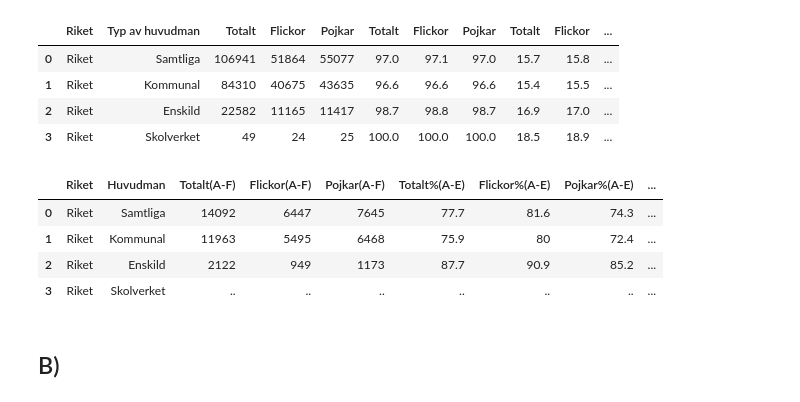
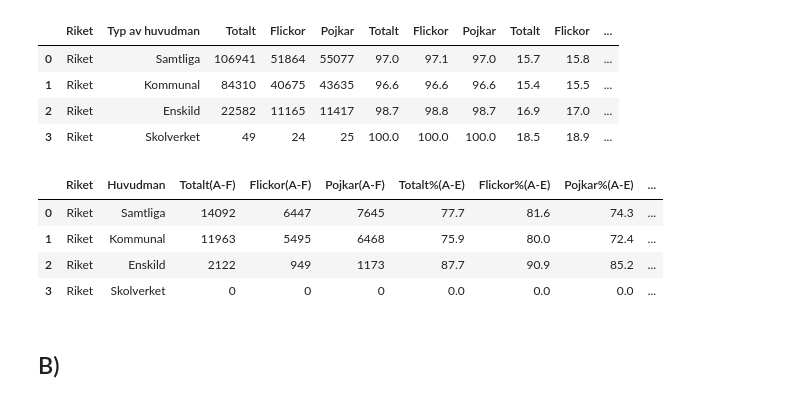
Before and after one commit to MiltonOberg/Python-Milton--sterberg-OPA23, a Jupyter notebook: Laboration2/Labb2.ipynb, the cells around one changed output. Saved outputs shown, nothing was run; the diff lists cells and outputs as text; code cells hidden in the pictures.

```diff
--- a/Laboration2/Labb2.ipynb
+++ b/Laboration2/Labb2.ipynb
@@ -34,36 +33,40 @@ labels= [
     "(A-F)",
     "(A-F)",
     "(A-F)",
     "%(A-E)",
     "%(A-E)",
     "%(A-E)",
     "(Poäng)",
     "(Poäng)",
     "(Poäng)"
 ]
 columns_copy= []
 
 for subject in dfs:
 
+    for column in dfs[subject].columns:
+        dfs[subject][column] = dfs[subject][column].replace("..", 0)
+
+
     dfs[subject].columns= dfs[subject].columns.str.replace(" "[0:], "")
     dfs[subject]= dfs[subject].rename(columns= {"Typavhuvudman": "Huvudman"})
     columns_copy= dfs[subject].columns.tolist()
     columns_copy= [f"{col}{label}" for col, label in zip(dfs[subject].columns, labels)]
 
     dfs[subject].columns= columns_copy
 
 df_country_english= dfs["English"]
 df_country_math= dfs["Math"]
 df_country_swedish= dfs["Swedish"]
 df_country_swedish2= dfs["Swedish2"]
 df_country_rapport= dfs["Report"]
 df_country_swedish2
 # %% [output]
 |  | Riket | Huvudman | Totalt(A-F) | Flickor(A-F) | Pojkar(A-F) | Totalt%(A-E) | Flickor%(A-E) | Pojkar%(A-E) | ... |
 | 0 | Riket | Samtliga | 14092 | 6447 | 7645 | 77.7 | 81.6 | 74.3 | ... |
-| 1 | Riket | Kommunal | 11963 | 5495 | 6468 | 75.9 | 80 | 72.4 | ... |
+| 1 | Riket | Kommunal | 11963 | 5495 | 6468 | 75.9 | 80.0 | 72.4 | ... |
 | 2 | Riket | Enskild | 2122 | 949 | 1173 | 87.7 | 90.9 | 85.2 | ... |
-| 3 | Riket | Skolverket | .. | .. | .. | .. | .. | .. | ... |
+| 3 | Riket | Skolverket | 0 | 0 | 0 | 0.0 | 0.0 | 0.0 | ... |
 # %% [markdown]
 ## B)
 # %%
```
Also changed, not shown: parts of 3 cells of this notebook.
